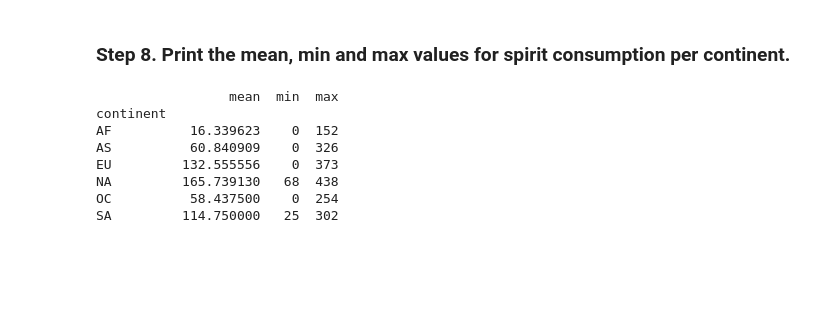
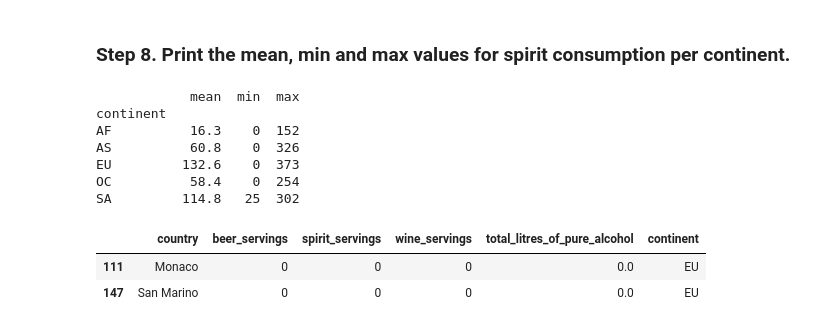
Before and after one commit to IbaiCosgaya/2503_dsft_thebridge_ibai, a Jupyter notebook: 2-Data_Analysis/2-Pandas/Practica/3-Alcohol_Consumption/Alcohol_Consumption.ipynb, the cells around one changed output. Saved outputs shown, nothing was run; the diff lists cells and outputs as text; code cells hidden in the pictures; blank space fills up the shorter version.

```diff
--- a/2-Data_Analysis/2-Pandas/Practica/3-Alcohol_Consumption/Alcohol_Consumption.ipynb
+++ b/2-Data_Analysis/2-Pandas/Practica/3-Alcohol_Consumption/Alcohol_Consumption.ipynb
@@ -138,15 +156,20 @@ SA                                 6.85
 # %% [markdown]
 ### Step 8. Print the mean, min and max values for spirit consumption per continent.
 # %%
-spirit = drinks.groupby("continent")["spirit_servings"].agg(["mean", "min", "max"])
+spirit = drinks.groupby("continent")["spirit_servings"].agg(["mean", "min", "max"]).round(1)
 
 print(spirit)
 # %% [output]
-                 mean  min  max
+            mean  min  max
 continent
-AF          16.339623    0  152
-AS          60.840909    0  326
-EU         132.555556    0  373
-NA         165.739130   68  438
-OC          58.437500    0  254
-SA         114.750000   25  302
+AF          16.3    0  152
+AS          60.8    0  326
+EU         132.6    0  373
+OC          58.4    0  254
+SA         114.8   25  302
+# %%
+drinks.loc[(drinks["continent"]=="EU") & (drinks["spirit_servings"]==0)]
+# %% [output]
+|  | country | beer_servings | spirit_servings | wine_servings | total_litres_of_pure_alcohol | continent |
+| 111 | Monaco | 0 | 0 | 0 | 0.0 | EU |
+| 147 | San Marino | 0 | 0 | 0 | 0.0 | EU |
```
Also changed, not shown: parts of 4 cells of this notebook.
